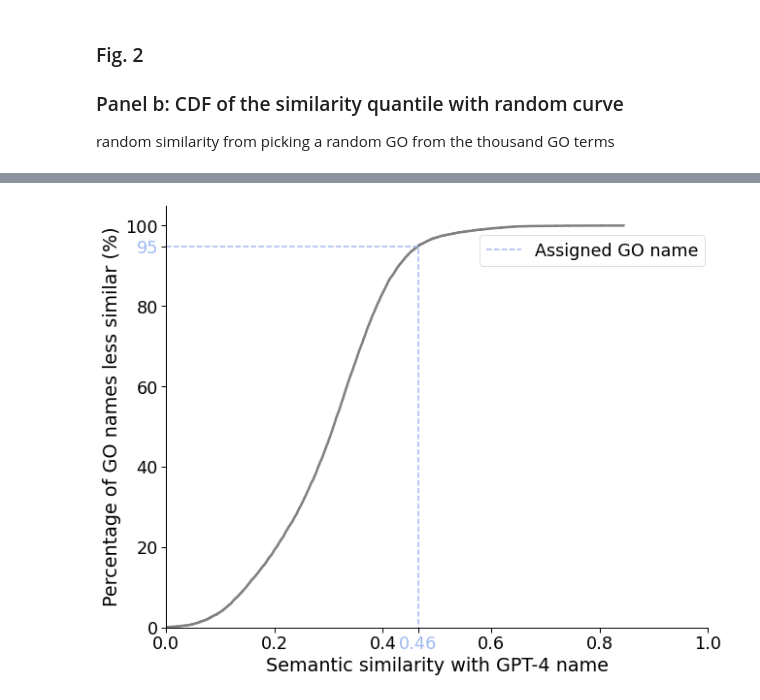
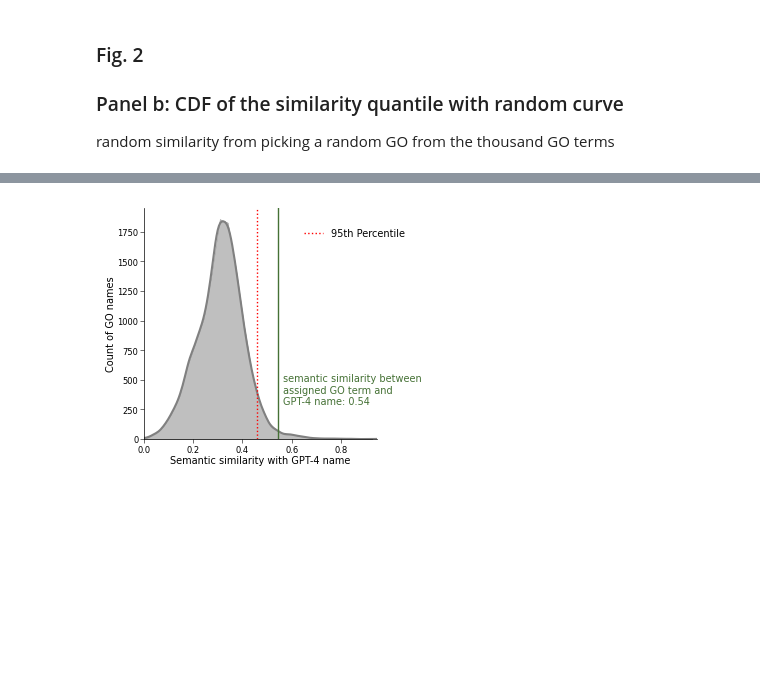
Before and after one commit to idekerlab/llm_evaluation_for_gene_set_interpretation, a Jupyter notebook: 6.[GO set]Plot_GO_analysis_figs.ipynb, the cells around one changed output, grey strips where cells are left out. Saved outputs shown, nothing was run; the diff lists cells and outputs as text; code cells hidden in the pictures; blank space fills up the shorter version.

```diff
--- a/6.[GO set]Plot_GO_analysis_figs.ipynb
+++ b/6.[GO set]Plot_GO_analysis_figs.ipynb
@@ -20,21 +59,26 @@ import seaborn as sns
 import numpy as np
 
 go_terms = pd.read_csv('data/go_terms.csv', sep = ',',index_col=0)
+# only show go terms from 3-100
+filtered_go_terms = go_terms[(go_terms['Gene_Count']>=3) & (go_terms['Gene_Count']<=100)]
 
-sns.set_context("paper", font_scale=2)
-plt.rcParams['pdf.fonttype'] = 42
+input_file = 'data/GO_term_analysis/1000_selected_go_terms.csv'
+thousand_GO = pd.read_csv(input_file, sep = ',')
 
 
-fig, ax = plt.subplots(figsize=(10,8))
+fig, ax = plt.subplots(nrows=1, ncols=2, figsize=(8,3))
 # Apply log transformation to the 'Gene_Count' column
 # go_terms['log_Gene_Count'] = np.log2(go_terms['Gene_Count'])
-ax.set(yscale="log")
+ax[0].set_yscale("log")
+ax[1].set_yscale("log")
 # Plotting the distribution of the log-transformed data
-sns.histplot(go_terms['Gene_Count'], bins=100, edgecolor='black',color='white', linewidth=1.5, rasterized=True)
+sns.histplot(filtered_go_terms['Gene_Count'], bins=100, edgecolor='black',color='white', linewidth=0.5, rasterized=True, ax=ax[0])
+sns.histplot(thousand_GO['Gene_Count'], bins=100, edgecolor='black',color='white', linewidth=0.5, rasterized=True, ax=ax[1])
 
 plt.xlabel('Gene Count')
-plt.ylabel('Log10(Number of GO terms)')
+ax[0].set_ylabel('Log10(Number of GO terms)')
+ax[1].set_ylabel('Log10(Number of selected GO terms)')
 sns.despine()
-plt.savefig('figures/full_GO_term_size_distribution_logcount.pdf',dpi = 300, bbox_inches='tight')
+plt.savefig('figures/GO_BP_size_distribution.svg', bbox_inches='tight')
 plt.show()
 # %% [output]
@@ -167,27 +241,25 @@ number of terms with quantile within median + std 1000
 
 randomly select a term and convers semantic similarity to percentile score
 # %%
-# plot for one selected term
 import numpy as np
 import random
 import pandas as pd
 
 df = pd.read_csv('data/GO_term_analysis/simrank_LLM_processed_selected_1000_go_terms.tsv', sep='\t')
 # load the list of all go term similarities
-with open ("data/GO_term_analysis/all_go_sim_scores.txt", "r") as f:
+with open ("data/GO_term_analysis/all_go_sim_scores_gpt4.txt", "r") as f:
     all_go_sim_list = [float(line.strip()) for line in f]
 binsize = len(all_go_sim_list)//1000
 start = 0
 end = binsize
 
 
-# Get the GO term and Z score for that index
 # get a random index
-random.seed(1)
+random.seed(42)
 random_index = random.randint(0, len(df)-1)
 
 go_term = df.loc[random_index, 'Term_Description']
-gpt4_name = df.loc[random_index, 'LLM Name']
+gpt4_name = df.loc[random_index, 'gpt_4_default Name']
 sim = df.loc[df['Term_Description'] == go_term, 'LLM_name_GO_term_sim'].values[0]
 
 
@@ -197,61 +269,27 @@ print('gpt4name: ', gpt4_name)
 # Select a distribution related to the random GO term
 random_distribution = all_go_sim_list[random_index * binsize: (random_index+1) * binsize]
 
-import matplotlib.pyplot as plt
-import seaborn as sns
-
-def ecdf(data):
-    """Compute ECDF for a one-dimensional array of measurements."""
-    # Number of data points: n
-    n = len(data)
-
-    # x-data for the ECDF: x
-    x = np.sort(data)
-
-    # y-data for the ECDF: y
-    y = np.arange(1, n+1) / n
-
-    return x, y
-
-# Compute the ECDF for your data
-x, y = ecdf(random_distribution)
-
-sns.set_context("paper", font_scale=2)
-plt.rcParams['pdf.fonttype'] = 42
-# make a cdf plot for the selected GO term
-fig, ax = plt.subplots(figsize=(10, 8))
-sns.ecdfplot(data=random_distribution, ax=ax, linewidth=2.5, color='grey', stat="proportion")
+# Plot histogram for counts
+plt.figure(figsize=(3,3))
+sns.histplot(random_distribution, bins=30, color='grey', kde=True, stat='count', element='poly')
 
 
-# Compute the y-value at x = sim and scale it to be between 0 and 100
-y_value_at_sim = y[np.where(x == sim)][0] if sim in x else np.interp(sim, x, y)
+# Highlight the specific value of `sim` on the plot
+plt.axvline(x=sim, color='#457135', linestyle='-', linewidth=1)
 
-print(f"The y-value at x={sim} is {y_value_at_sim}")
+# Plot the 95th percentile in the distribution
+percentile_95 = np.percentile(random_distribution, 95)
+plt.axvline(x=percentile_95, color='red', linestyle=':', linewidth=1, label='95th Percentile')
 
-ax.plot([0, sim, sim], [y_value_at_sim, y_value_at_sim, 0], color='#9EB9F3', linestyle='--', linewidth=1.5, label='Assigned GO name')
-ax.legend(loc='upper right', bbox_to_anchor=(1.01, 0.95))
-# Set ticks on the x-axis and y-axis
-ax.set_xticks(list(ax.get_xticks()) + [sim])
-ax.set_yticks(list(ax.get_yticks()) + [y_value_at_sim])
-ax.set_xticklabels(['{:.01f}'.format(x) for x in ax.get_xticks()[:-1]] + ['{:.02f}'.format(x) for x in ax.get_xticks()[-1:]])
-ax.set_yticklabels(['{:.0f}'.format(x*100) for x in ax.get_yticks()])
-# Get the tick labels
-xticklabels = ax.get_xticklabels()
-yticklabels = ax.get_yticklabels()
+# Annotate the similarity score
+plt.text(sim+0.02, plt.ylim()[1]*0.15, f'semantic similarity between\nassigned GO term and\nGPT-4 name: {sim:.2f}', color='#457135', ha='left')
+# set x lim
+plt.xlim(0, max(random_distribution))
+plt.xlabel('Semantic similarity with GPT-4 name')
+plt.ylabel('Count of GO names')
+plt.legend(loc='upper left', bbox_to_anchor=(0.65, 0.95))
+sns.despine()
 
-
-# Modify specific tick label color on x-axis
-xticklabels[-1].set_color('#9EB9F3')
-
-# Modify specific tick label color on y-axis
-
-yticklabels[-1].set_color('#9EB9F3')
-
-ax.set_ylim(0, 1.05)
-ax.set_xlim(0, 1)
-ax.set_ylabel('Percentage of GO names less similar (%)')
-ax.set_xlabel('Semantic similarity with GPT-4 name')
-sns.despine()
-plt.savefig(f"figures/LLM_name_GO_term_sim_against_random_cdf_{go_term}.pdf", dpi=300, bbox_inches='tight')
+plt.savefig(f"figures/LLM_name_GO_term_sim_against_random_count_kde_{go_term}.svg", bbox_inches='tight')
 plt.show()
 # %% [output]
@@ -261 +298 @@ The y-value at x=0.46495438 is 0.9485329686381067
-[figure, old version]
+[figure, new version]
```
Also changed, not shown: parts of 18 cells of this notebook, 1 other file.
